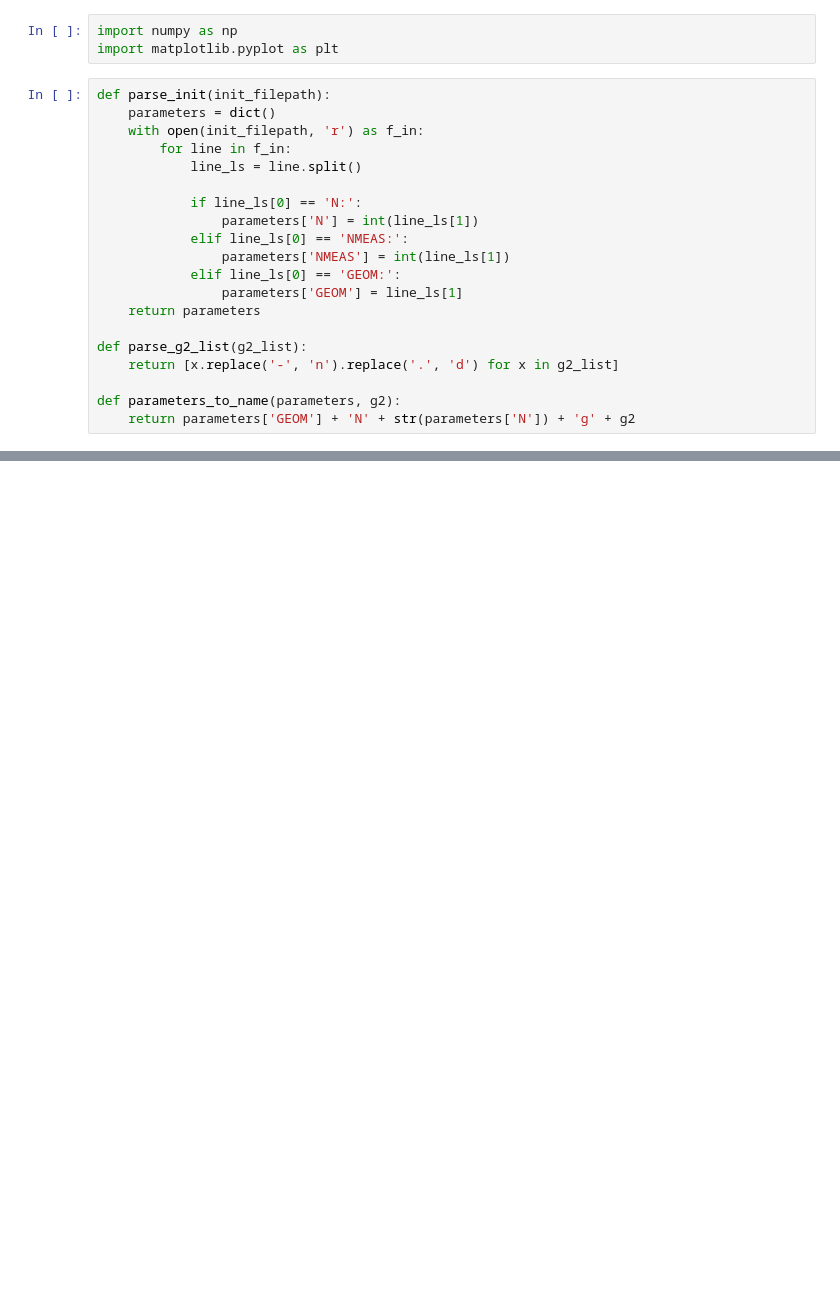
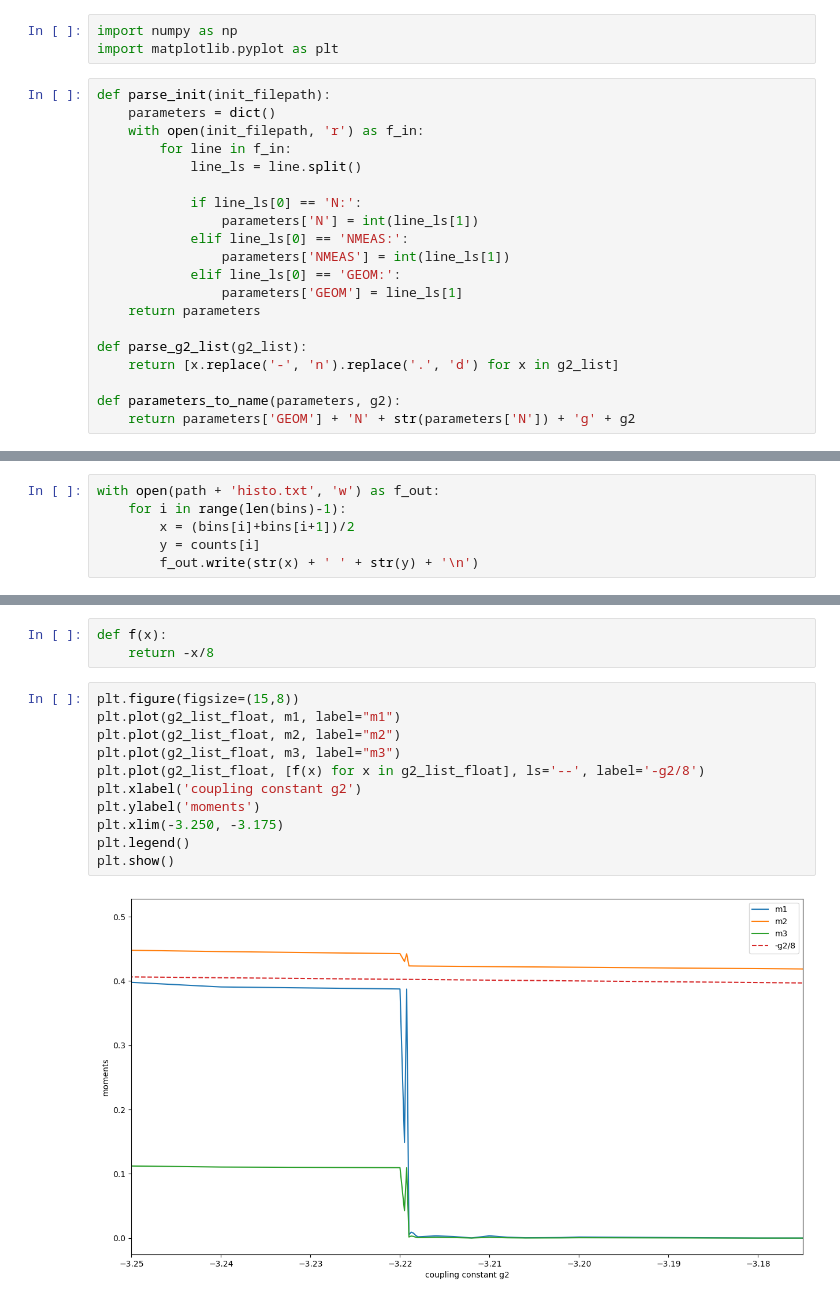
Before and after one commit to darcangelomauro/one_matrix_models, a Jupyter notebook: notebooks/dos_analysis.ipynb, the cells around one changed output, grey strips where cells are left out. Saved outputs shown, nothing was run; the diff lists cells and outputs as text; blank space fills up the shorter version.

```diff
--- a/notebooks/dos_analysis.ipynb
+++ b/notebooks/dos_analysis.ipynb
@@ -60,0 +118,6 @@ plt.stairs(counts, bins)
+# %%
+with open(path + 'histo.txt', 'w') as f_out:
+    for i in range(len(bins)-1):
+        x = (bins[i]+bins[i+1])/2
+        y = counts[i]
+        f_out.write(str(x) + ' ' + str(y) + '\n')
@@ -60,0 +140,16 @@ plt.stairs(counts, bins)
+# %%
+def f(x):
+    return -x/8
+# %%
+plt.figure(figsize=(15,8))
+plt.plot(g2_list_float, m1, label="m1")
+plt.plot(g2_list_float, m2, label="m2")
+plt.plot(g2_list_float, m3, label="m3")
+plt.plot(g2_list_float, [f(x) for x in g2_list_float], ls='--', label='-g2/8')
+plt.xlabel('coupling constant g2')
+plt.ylabel('moments')
+plt.xlim(-3.250, -3.175)
+plt.legend()
+plt.show()
+# %% [output]
+[figure, added]
```
Also changed, not shown: parts of 8 cells of this notebook, 2 other files.
